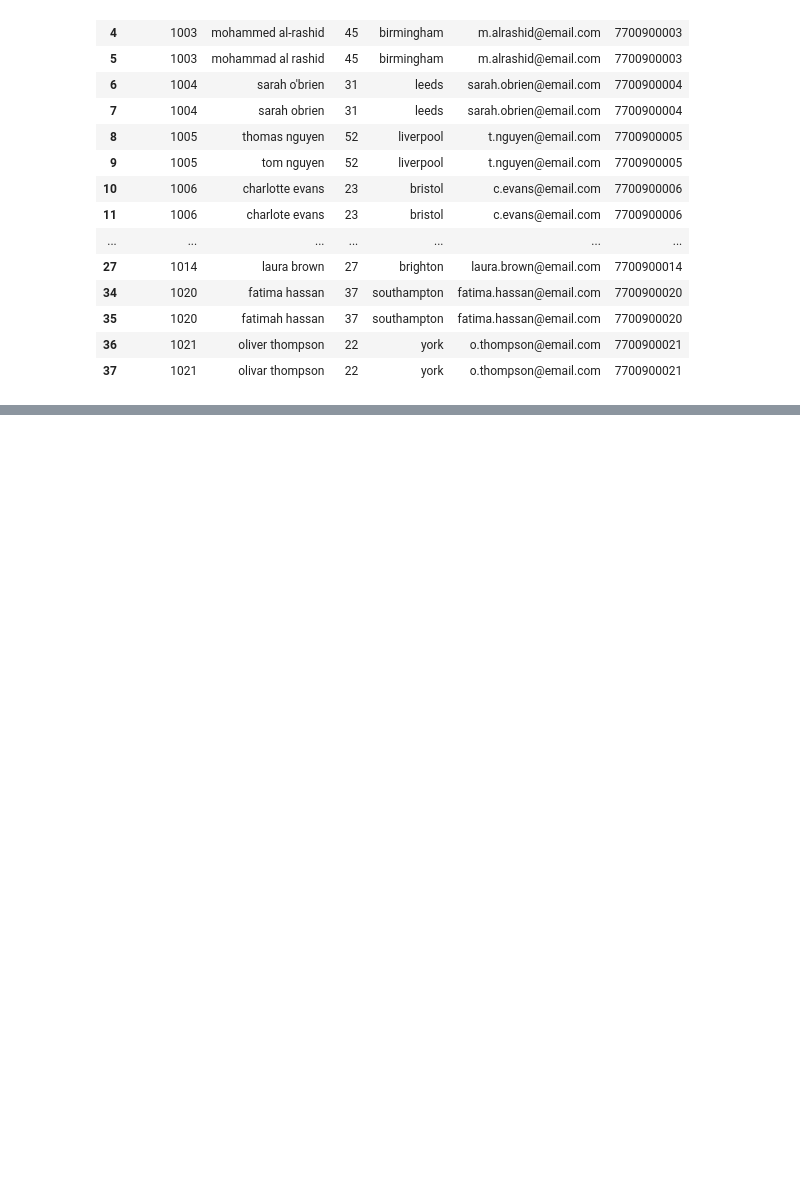
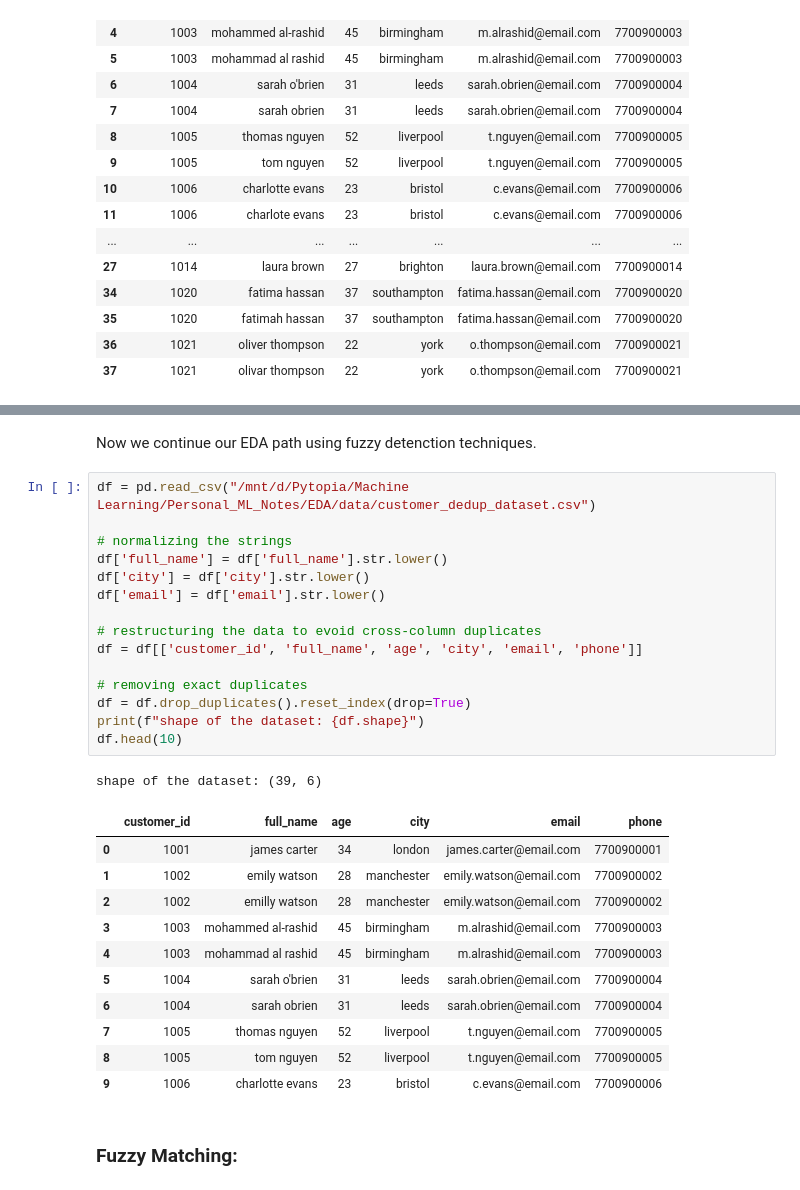
Before and after one commit to Erfan-Taherirani/Personal_ML_Notes, a Jupyter notebook: EDA/de_duplication_task.ipynb, the cells around one changed output, grey strips where cells are left out. Drawn from its saved outputs; the diff is of its cells as text; blank space fills up the shorter version.

```diff
--- a/EDA/de_duplication_task.ipynb
+++ b/EDA/de_duplication_task.ipynb
@@ -186,0 +221,32 @@ It's better to analyze them using fuzzy duplicate techniques:
+# %% [markdown]
+Now we continue our EDA path using fuzzy detenction techniques.
+# %%
+df = pd.read_csv("/mnt/d/Pytopia/Machine Learning/Personal_ML_Notes/EDA/data/customer_dedup_dataset.csv")
+
+# normalizing the strings
+df['full_name'] = df['full_name'].str.lower()
+df['city'] = df['city'].str.lower()
+df['email'] = df['email'].str.lower()
+
+# restructuring the data to evoid cross-column duplicates
+df = df[['customer_id', 'full_name', 'age', 'city', 'email', 'phone']]
+
+# removing exact duplicates
+df = df.drop_duplicates().reset_index(drop=True)
+print(f"shape of the dataset: {df.shape}")
+df.head(10)
+# %% [output]
+shape of the dataset: (39, 6)
+|  | customer_id | full_name | age | city | email | phone |
+| 0 | 1001 | james carter | 34 | london | james.carter@email.com | 7700900001 |
+| 1 | 1002 | emily watson | 28 | manchester | emily.watson@email.com | 7700900002 |
+| 2 | 1002 | emilly watson | 28 | manchester | emily.watson@email.com | 7700900002 |
+| 3 | 1003 | mohammed al-rashid | 45 | birmingham | m.alrashid@email.com | 7700900003 |
+| 4 | 1003 | mohammad al rashid | 45 | birmingham | m.alrashid@email.com | 7700900003 |
+| 5 | 1004 | sarah o'brien | 31 | leeds | sarah.obrien@email.com | 7700900004 |
+| 6 | 1004 | sarah obrien | 31 | leeds | sarah.obrien@email.com | 7700900004 |
+| 7 | 1005 | thomas nguyen | 52 | liverpool | t.nguyen@email.com | 7700900005 |
+| 8 | 1005 | tom nguyen | 52 | liverpool | t.nguyen@email.com | 7700900005 |
+| 9 | 1006 | charlotte evans | 23 | bristol | c.evans@email.com | 7700900006 |
+# %% [markdown]
+### **Fuzzy Matching:**
```
Also changed, not shown: parts of 18 cells of this notebook, 4 other files.
